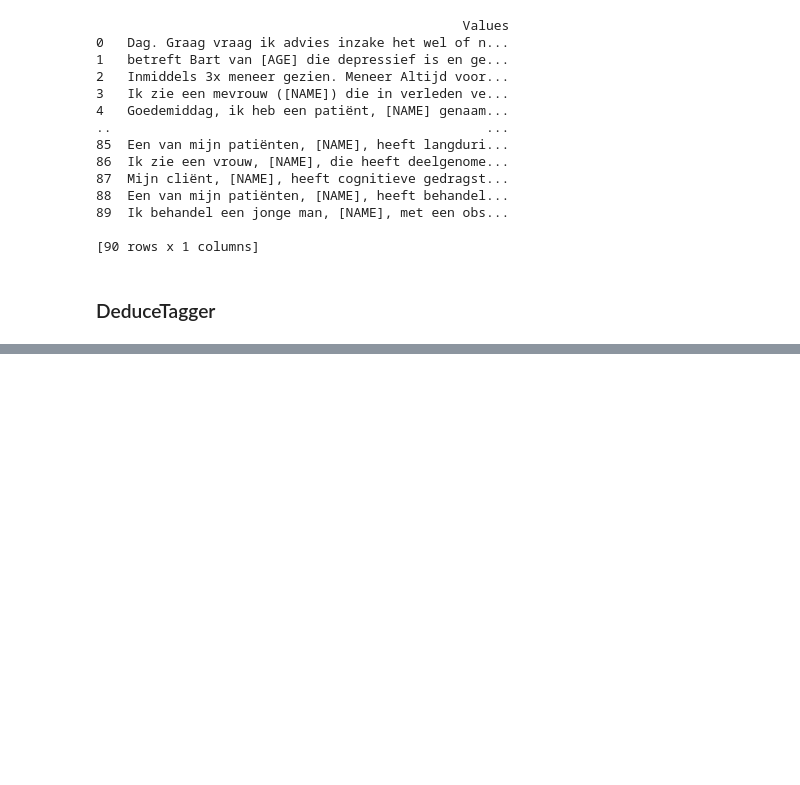
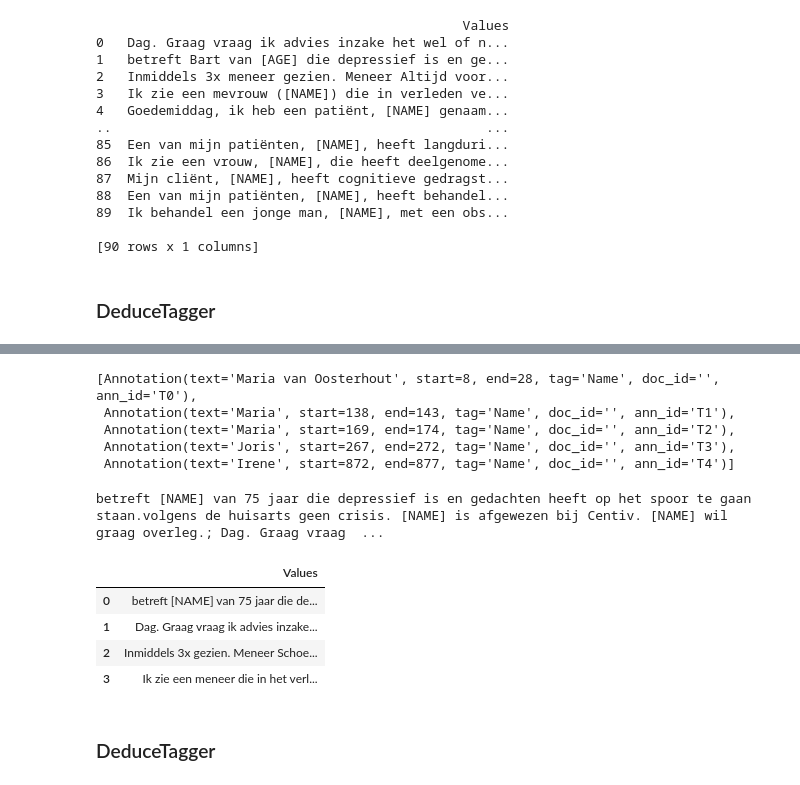
Before and after one commit to eLife-Applications/Deidentification, a Jupyter notebook: src/deidentify.ipynb, the cells around one changed output, grey strips where cells are left out. Saved outputs shown, nothing was run; the diff lists cells and outputs as text; code cells hidden in the pictures; blank space fills up the shorter version.

```diff
--- a/src/deidentify.ipynb
+++ b/src/deidentify.ipynb
@@ -218,0 +395,17 @@ print(crf_final)
+# %%
+# Wrap text in document
+documents_real = [
+    Document(name='doc_01', text=text)
+]
+
+# Select downloaded model
+model = 'model_crf_ons_tuned-v0.2.0'
+
+# Instantiate tokenizer
+tokenizer = TokenizerFactory().tokenizer(corpus='ons', disable=("tagger", "ner"))
+
+# Load tagger with a downloaded model file and tokenizer
+tagger = CRFTagger(model=model, tokenizer=tokenizer, verbose=False)
+
+# Annotate your documents
+annotated_docs_crf_r = tagger.annotate(documents_real)
@@ -218,0 +416,42 @@ print(crf_final)
+# %%
+# Annotation results of CRFTagger
+from pprint import pprint
+
+first_doc_crf_r = annotated_docs_crf_r[0]
+pprint(first_doc_crf_r.annotations)
+# %% [output]
+[Annotation(text='Maria van Oosterhout', start=8, end=28, tag='Name', doc_id='', ann_id='T0'),
+ Annotation(text='Maria', start=138, end=143, tag='Name', doc_id='', ann_id='T1'),
+ Annotation(text='Maria', start=169, end=174, tag='Name', doc_id='', ann_id='T2'),
+ Annotation(text='Joris', start=267, end=272, tag='Name', doc_id='', ann_id='T3'),
+ Annotation(text='Irene', start=872, end=877, tag='Name', doc_id='', ann_id='T4')]
+# %%
+# Mask annotations of CRFTagger
+from deidentify.util import mask_annotations
+
+masked_doc_crf_r = mask_annotations(first_doc_crf_r)
+print(masked_doc_crf_r.text)
+# %% [output]
+betreft [NAME] van 75 jaar die depressief is en gedachten heeft op het spoor te gaan staan.volgens de huisarts geen crisis. [NAME] is afgewezen bij Centiv. [NAME] wil graag overleg.; Dag. Graag vraag  ...
+# %%
+# Split the input string into a list using semicolons as the delimiter
+values = masked_doc_crf_r.text.split(";")
+
+# Create a DataFrame with a single column named 'Values'
+crf_final_r = pd.DataFrame({'Values': values})
+
+# Print the DataFrame
+def align_left(s):
+    return 'text-align: left'
+crf_final_r = crf_final_r.style.applymap(align_left)
+
+pd.set_option('display.max_colwidth', None)
+crf_final_r
+# %% [output]
+|  | Values |
+| 0 | betreft [NAME] van 75 jaar die de... |
+| 1 | Dag. Graag vraag ik advies inzake... |
+| 2 | Inmiddels 3x gezien. Meneer Schoe... |
+| 3 | Ik zie een meneer die in het verl... |
+# %% [markdown]
+### DeduceTagger
```
Also changed, not shown: parts of 24 cells of this notebook.
